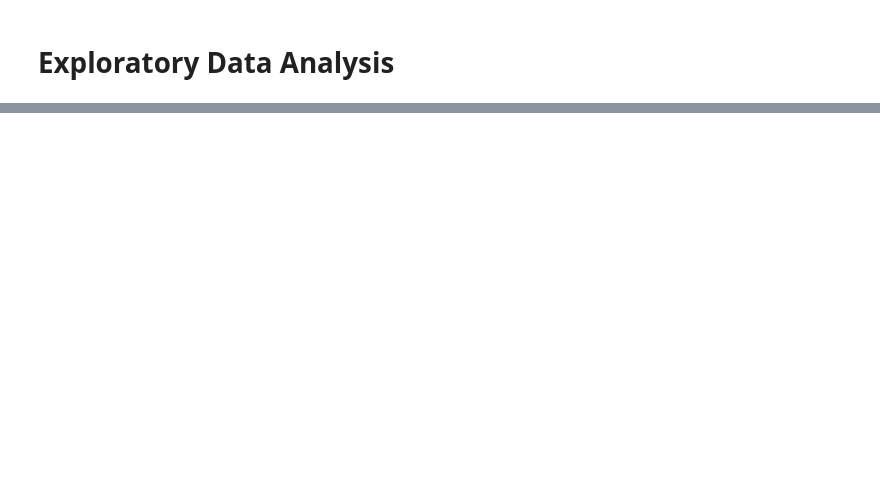
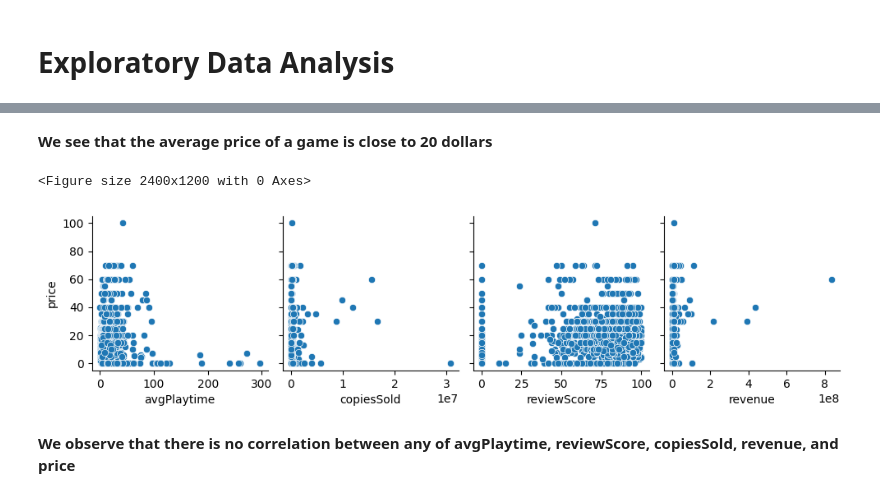
Before and after one commit to alyab16/Top-1500-Games-On-Steam, a Jupyter notebook: Top 1500 Games on Steam.ipynb, the cells around one changed output, grey strips where cells are left out. Saved outputs shown, nothing was run; the diff lists cells and outputs as text; code cells hidden in the pictures; blank space fills up the shorter version.

```diff
--- a/Top 1500 Games on Steam.ipynb
+++ b/Top 1500 Games on Steam.ipynb
@@ -40,0 +84,14 @@ sns.displot(data=df, x=df['price'], stat='count', bins='auto')
+# %% [markdown]
+**We see that the average price of a game is close to 20 dollars**
+# %%
+plt.figure(figsize=(24,12))
+sns.pairplot(data=df,
+                  x_vars=['avgPlaytime', 'copiesSold','reviewScore', 'revenue'],
+                  y_vars=['price'],
+                  kind="scatter")
+plt.show()
+# %% [output]
+<Figure size 2400x1200 with 0 Axes>
+[figure, added]
+# %% [markdown]
+**We observe that there is no correlation between any of avgPlaytime, reviewScore, copiesSold, revenue, and price**
```
Also changed, not shown: parts of 14 cells of this notebook.
